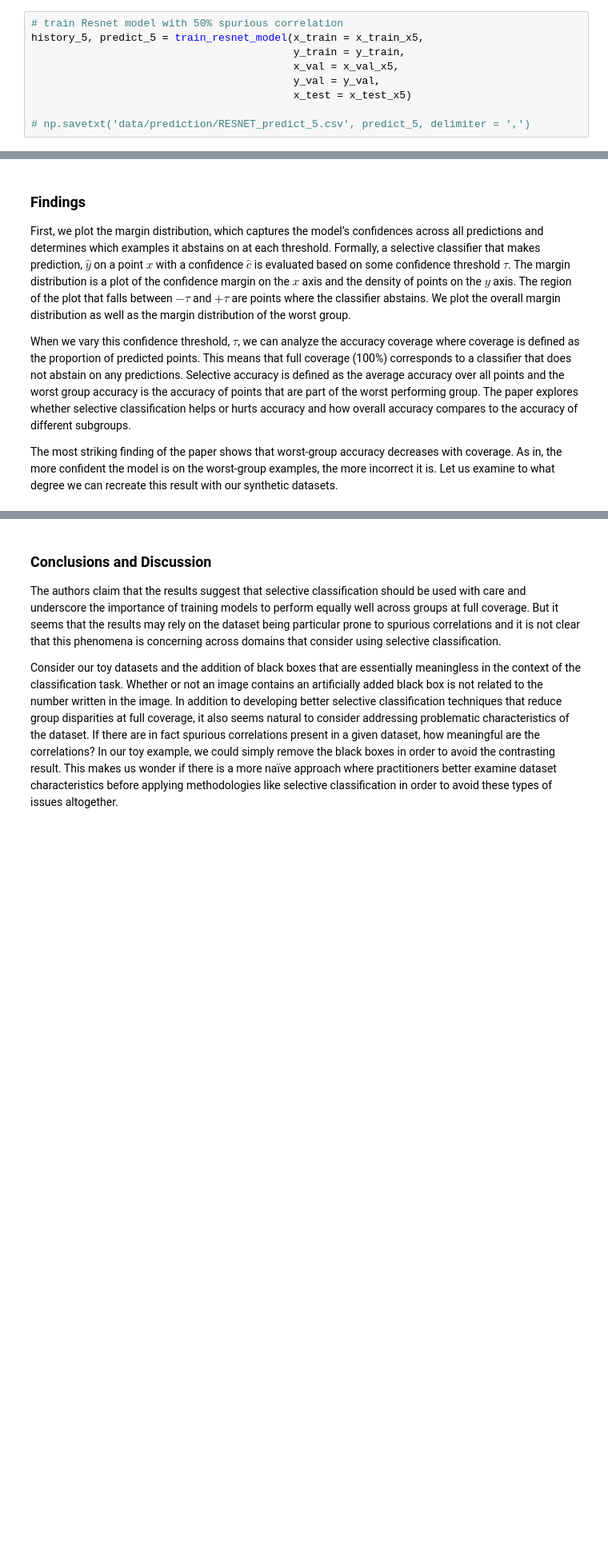
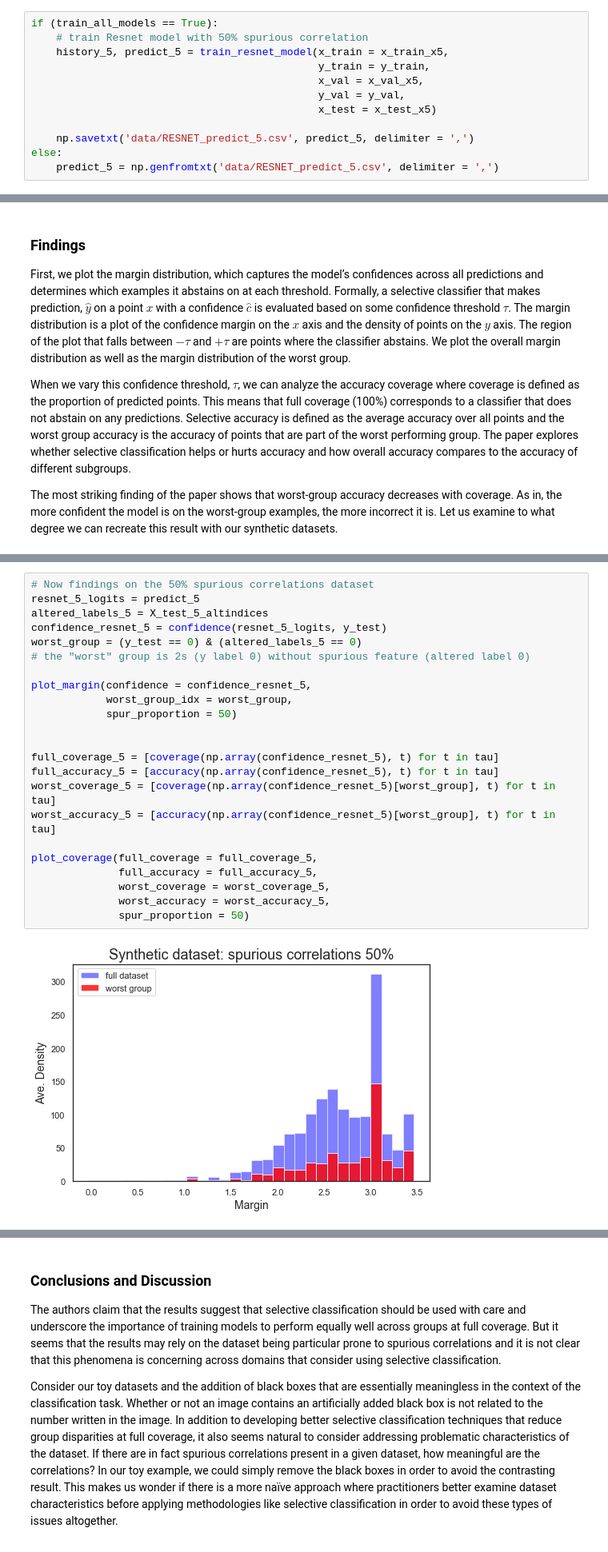
Before and after one commit to JWatsonDaniels/am207-2021, a Jupyter notebook: train_model_PT.ipynb, the cells around one changed output, grey strips where cells are left out. Shown at 80% size. Saved outputs shown, nothing was run; the diff lists cells and outputs as text; blank space fills up the shorter version.

```diff
--- a/train_model_PT.ipynb
+++ b/train_model_PT.ipynb
@@ -405,10 +391,13 @@ history_7, predict_7 = train_resnet_model(x_train = x_train_x7,
 # %%
-# train Resnet model with 50% spurious correlation
-history_5, predict_5 = train_resnet_model(x_train = x_train_x5,
-                                          y_train = y_train,
-                                          x_val = x_val_x5,
-                                          y_val = y_val,
-                                          x_test = x_test_x5)
+if (train_all_models == True):
+    # train Resnet model with 50% spurious correlation
+    history_5, predict_5 = train_resnet_model(x_train = x_train_x5,
+                                              y_train = y_train,
+                                              x_val = x_val_x5,
+                                              y_val = y_val,
+                                              x_test = x_test_x5)
 
-# np.savetxt('data/prediction/RESNET_predict_5.csv', predict_5, delimiter = ',')
+    np.savetxt('data/RESNET_predict_5.csv', predict_5, delimiter = ',')
+else:
+    predict_5 = np.genfromtxt('data/RESNET_predict_5.csv', delimiter = ',')
 # %%
@@ -589,0 +750,25 @@ plot_coverage(full_coverage = full_coverage_9,
+# %%
+# Now findings on the 50% spurious correlations dataset
+resnet_5_logits = predict_5
+altered_labels_5 = X_test_5_altindices
+confidence_resnet_5 = confidence(resnet_5_logits, y_test)
+worst_group = (y_test == 0) & (altered_labels_5 == 0)
+# the "worst" group is 2s (y label 0) without spurious feature (altered label 0)
+
+plot_margin(confidence = confidence_resnet_5,
+            worst_group_idx = worst_group,
+            spur_proportion = 50)
+
+
+full_coverage_5 = [coverage(np.array(confidence_resnet_5), t) for t in tau]
+full_accuracy_5 = [accuracy(np.array(confidence_resnet_5), t) for t in tau]
+worst_coverage_5 = [coverage(np.array(confidence_resnet_5)[worst_group], t) for t in tau]
+worst_accuracy_5 = [accuracy(np.array(confidence_resnet_5)[worst_group], t) for t in tau]
+
+plot_coverage(full_coverage = full_coverage_5,
+              full_accuracy = full_accuracy_5,
+              worst_coverage = worst_coverage_5,
+              worst_accuracy = worst_accuracy_5,
+              spur_proportion = 50)
+# %% [output]
+[figure, added]
```
Also changed, not shown: parts of 31 cells of this notebook, 8 other files.
